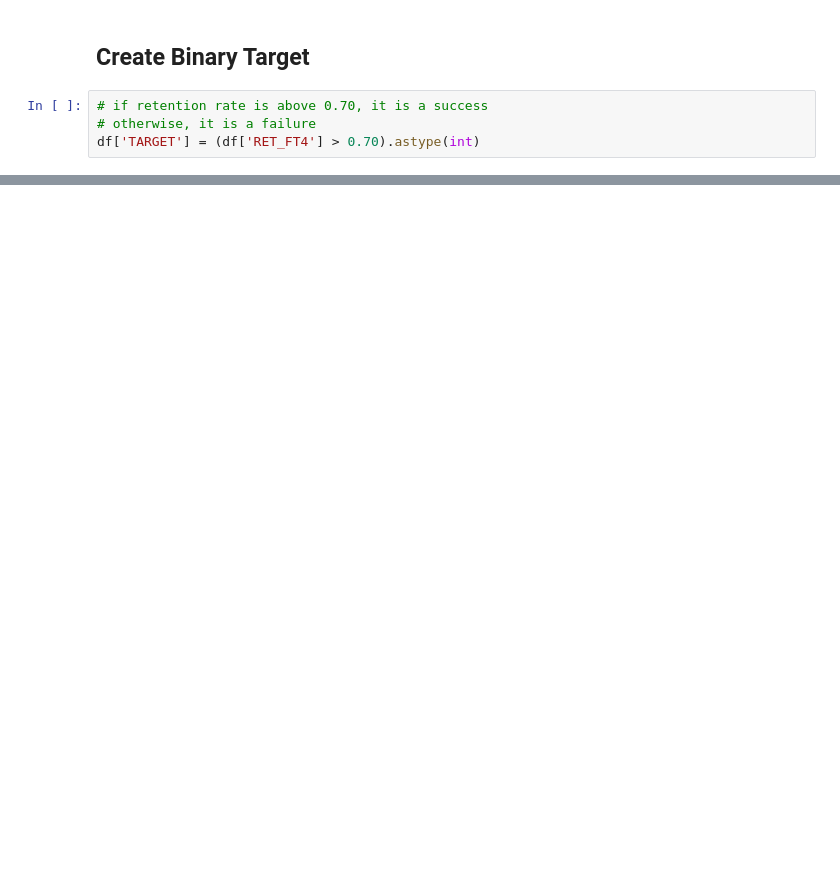
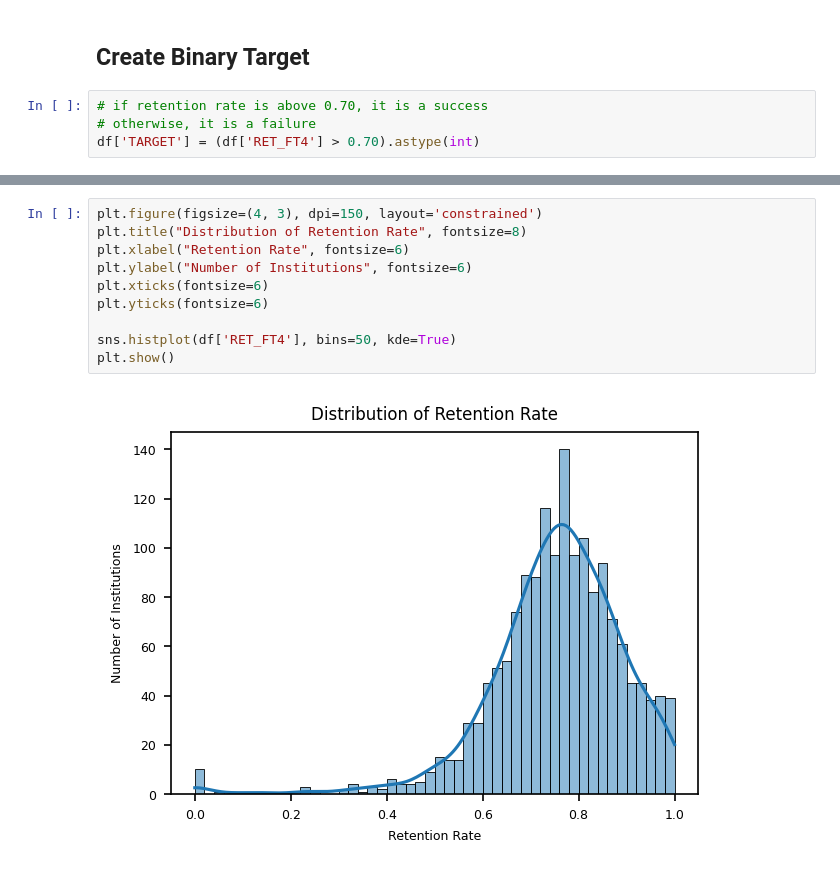
Before and after one commit to sebomaniac/student-retention-predictor, a Jupyter notebook: notebooks/retention-model.ipynb, the cells around one changed output, grey strips where cells are left out. Saved outputs shown, nothing was run; the diff lists cells and outputs as text; blank space fills up the shorter version.

```diff
--- a/notebooks/retention-model.ipynb
+++ b/notebooks/retention-model.ipynb
@@ -71,0 +95,12 @@ df = pd.get_dummies(df, columns=['REGION', 'LOCALE_GROUPED'], drop_first=True)
+# %%
+plt.figure(figsize=(4, 3), dpi=150, layout='constrained')
+plt.title("Distribution of Retention Rate", fontsize=8)
+plt.xlabel("Retention Rate", fontsize=6)
+plt.ylabel("Number of Institutions", fontsize=6)
+plt.xticks(fontsize=6)
+plt.yticks(fontsize=6)
+
+sns.histplot(df['RET_FT4'], bins=50, kde=True)
+plt.show()
+# %% [output]
+[figure, added]
```
Also changed, not shown: parts of 9 cells of this notebook.
